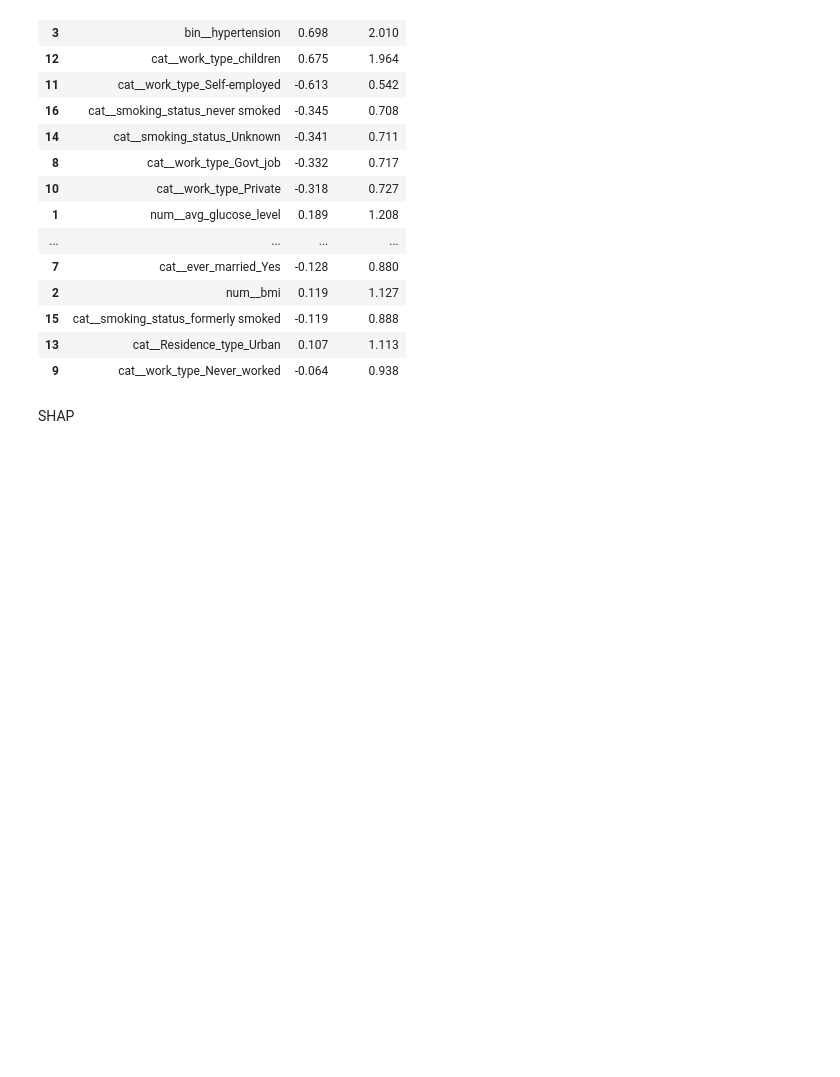
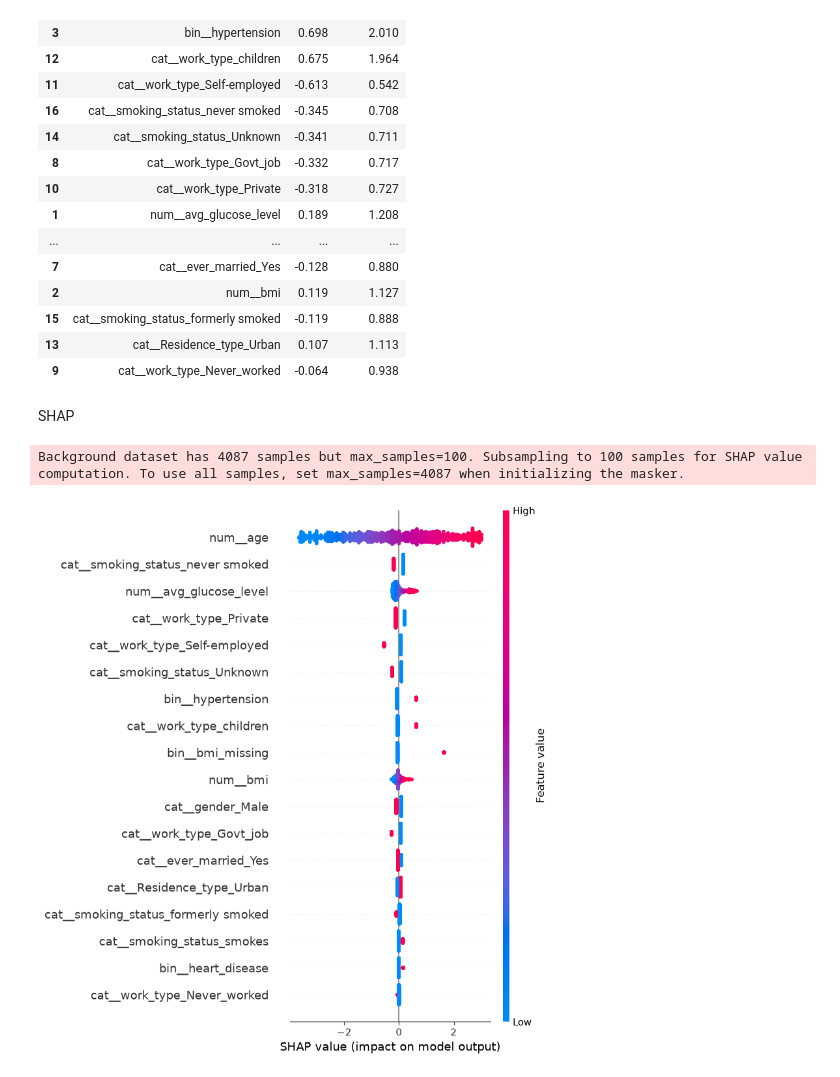
Before and after one commit to intissarmegtouf/stroke-prediction, a Jupyter notebook: notebooks/02_eda.ipynb, the cells around one changed output. Cells and saved outputs as stored; diff of their text form; code cells hidden in the pictures; blank space fills up the shorter version.

```diff
--- a/notebooks/02_eda.ipynb
+++ b/notebooks/02_eda.ipynb
@@ -209,3 +209,22 @@ coef_df.reindex(coef_df["coef"].abs().sort_values(ascending=False).index).round(
 | 9 | cat__work_type_Never_worked | -0.064 | 0.938 |
 # %% [markdown]
 SHAP
+# %%
+import shap
+import matplotlib.pyplot as plt
+
+prep = best_pipe.named_steps["prep"]
+model = best_pipe.named_steps["model"]
+X_train_prep = prep.transform(X_train)
+X_test_prep = prep.transform(X_test)
+
+explainer = shap.LinearExplainer(model, X_train_prep)
+shap_values = explainer.shap_values(X_test_prep)
+
+shap.summary_plot(shap_values, X_test_prep, feature_names=feature_names, show=False)
+plt.tight_layout()
+plt.savefig("../figures/shap_summary.png", dpi=150, bbox_inches="tight")
+plt.show()
+# %% [output]
+Background dataset has 4087 samples but max_samples=100. Subsampling to 100 samples for SHAP value computation. To use all samples, set max_samples=4087 when initializing the masker.
+[figure, added]
```
